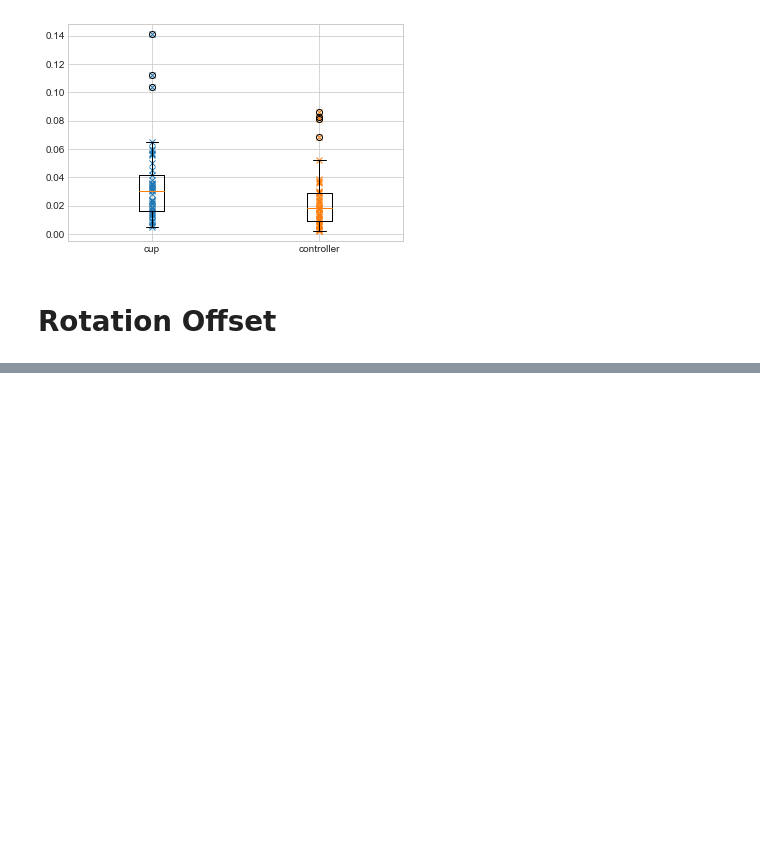
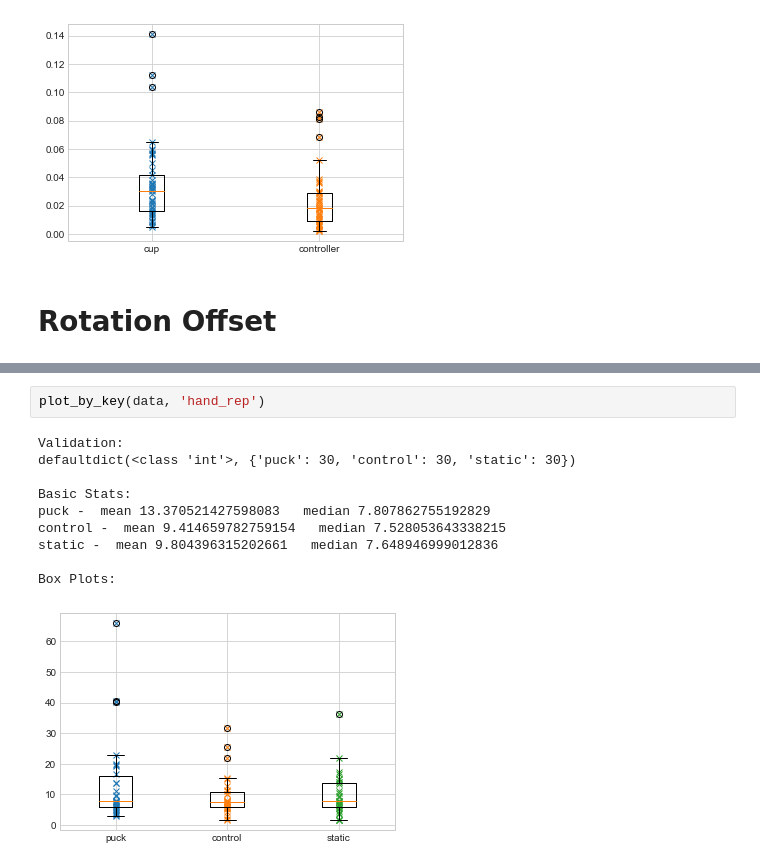
Before and after one commit to DavidMChan/FlatWorld, a Jupyter notebook: scripts/Error Analysis.ipynb, the cells around one changed output, grey strips where cells are left out. Cells and saved outputs as stored; diff of their text form; blank space fills up the shorter version.

```diff
--- a/scripts/Error Analysis.ipynb
+++ b/scripts/Error Analysis.ipynb
@@ -616,0 +696,13 @@ Box Plots:
+# %%
+plot_by_key(data, 'hand_rep')
+# %% [output]
+Validation:
+defaultdict(<class 'int'>, {'puck': 30, 'control': 30, 'static': 30})
+
+Basic Stats:
+puck -  mean 13.370521427598083   median 7.807862755192829
+control -  mean 9.414659782759154   median 7.528053643338215
+static -  mean 9.804396315202661   median 7.648946999012836
+
+Box Plots:
+[figure, added]
```
Also changed, not shown: parts of 9 cells of this notebook.
